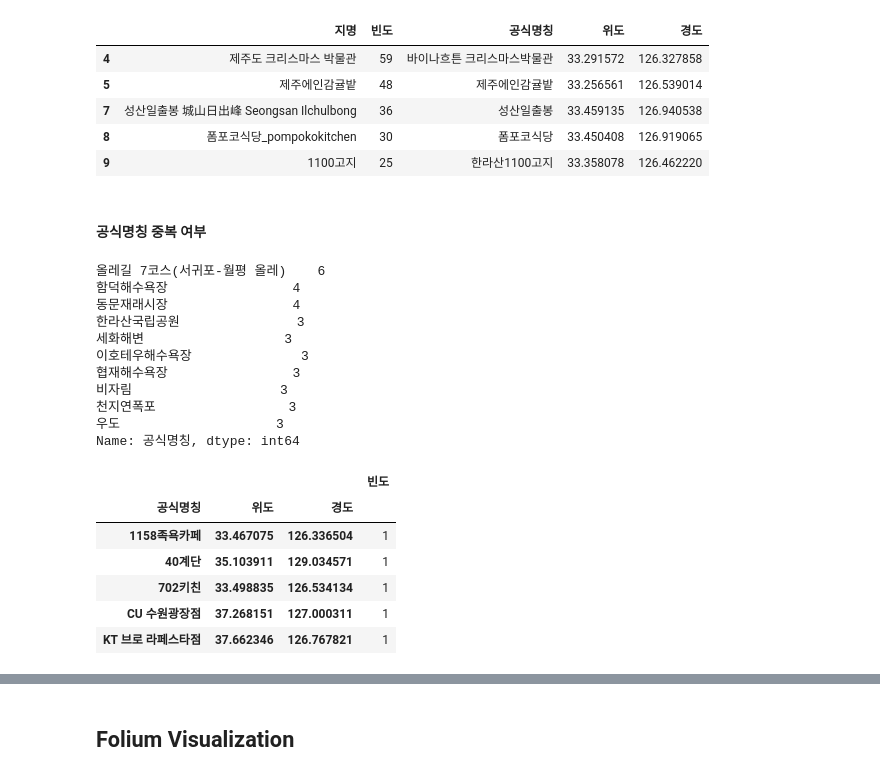
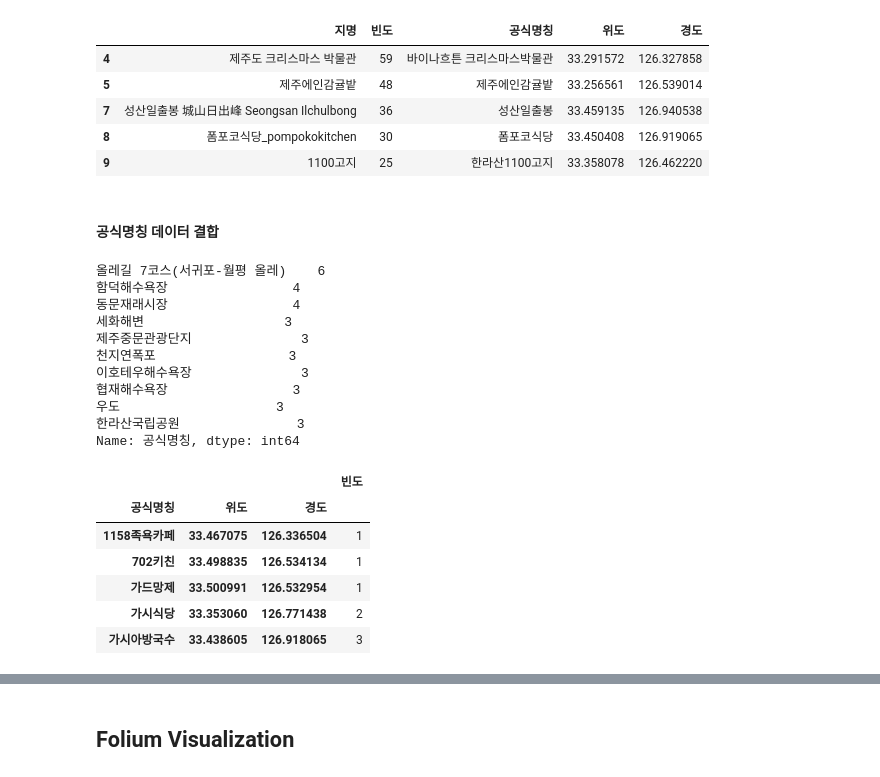
Before and after one commit to gens0310/Data_Analysis, a Jupyter notebook: 05.Crawling/JejuHotPlaceMap.ipynb, the cells around one changed output, grey strips where cells are left out. Drawn from its saved outputs; the diff is of its cells as text; code cells hidden in the pictures.

```diff
--- a/05.Crawling/JejuHotPlaceMap.ipynb
+++ b/05.Crawling/JejuHotPlaceMap.ipynb
@@ -100,8 +100,12 @@ def find_place(keyword):
     result = requests.get(url, headers = {'Authorization' : f'KakaoAK {api_key}'}).json()
     try:
         name = result['documents'][0]['place_name']
-        lng = float(result['documents'][0]['x'])
-        lat = float(result['documents'][0]['y'])
+        if '제주특별자치도' not in result['documents'][0]['address_name']:
+            lng = np.nan
+            lat = np.nan
+        else:
+            lng = float(result['documents'][0]['x'])
+            lat = float(result['documents'][0]['y'])
     except:
         name = ''
         lng = np.nan
@@ -163,8 +167,8 @@ dtype: int64
 # %% [markdown]
 #### Null 데이터 삭제
 # %%
-df = loc_df.dropna() # Null 값이 있는 행을 삭제
-df.isnull().sum().sum() # 0이 나오면 Null 값이 없음
+total_df = loc_df.dropna() # Null 값이 있는 행을 삭제
+total_df.isnull().sum().sum() # 0이 나오면 Null 값이 없음
 # %% [output]
 0
 # %%
@@ -177,30 +181,30 @@ df.head()
 | 8 | 폼포코식당_pompokokitchen | 30 | 폼포코식당 | 33.450408 | 126.919065 |
 | 9 | 1100고지 | 25 | 한라산1100고지 | 33.358078 | 126.462220 |
 # %% [markdown]
-#### 공식명칭 중복 여부
+#### 공식명칭 데이터 결합
 # %%
-df.공식명칭.value_counts()[:10]
+total_df.공식명칭.value_counts()[:10]
 # %% [output]
 올레길 7코스(서귀포-월평 올레)    6
 함덕해수욕장                4
 동문재래시장                4
-한라산국립공원               3
 세화해변                  3
+제주중문관광단지              3
+천지연폭포                 3
 이호테우해수욕장              3
 협재해수욕장                3
-비자림                   3
-천지연폭포                 3
 우도                    3
+한라산국립공원               3
 Name: 공식명칭, dtype: int64
 # %%
-pivot_df = df.pivot_table(index=['공식명칭', '위도', '경도'], values='빈도', aggfunc='sum')
-pivot_df.head()
+df = total_df.pivot_table(index=['공식명칭', '위도', '경도'], values='빈도', aggfunc='sum')
+df.head()
 # %% [output]
 |  |  |  | 빈도 |
 | 공식명칭 | 위도 | 경도 |  |
 | 1158족욕카페 | 33.467075 | 126.336504 | 1 |
-| 40계단 | 35.103911 | 129.034571 | 1 |
 | 702키친 | 33.498835 | 126.534134 | 1 |
-| CU 수원광장점 | 37.268151 | 127.000311 | 1 |
-| KT 브로 라페스타점 | 37.662346 | 126.767821 | 1 |
+| 가드망제 | 33.500991 | 126.532954 | 1 |
+| 가시식당 | 33.353060 | 126.771438 | 2 |
+| 가시아방국수 | 33.438605 | 126.918065 | 3 |
 # %%
```
Also changed, not shown: parts of 13 cells of this notebook, 3 other files.
